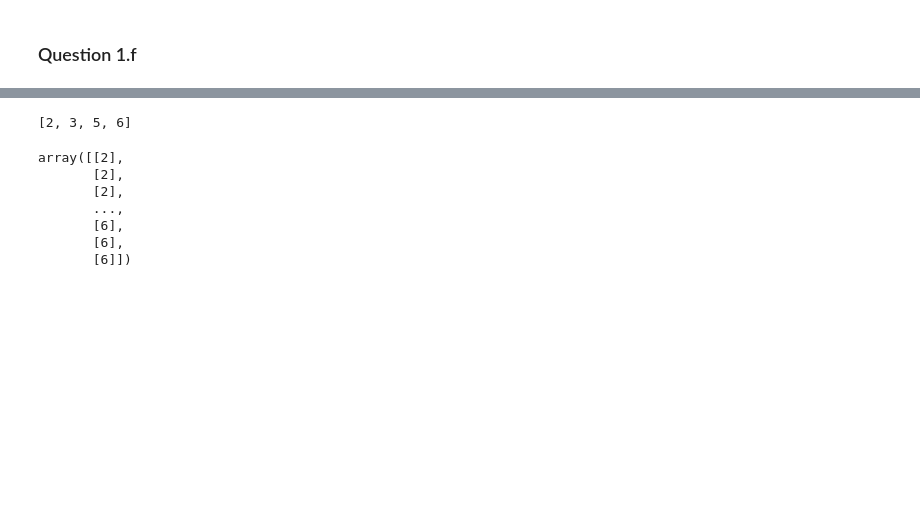
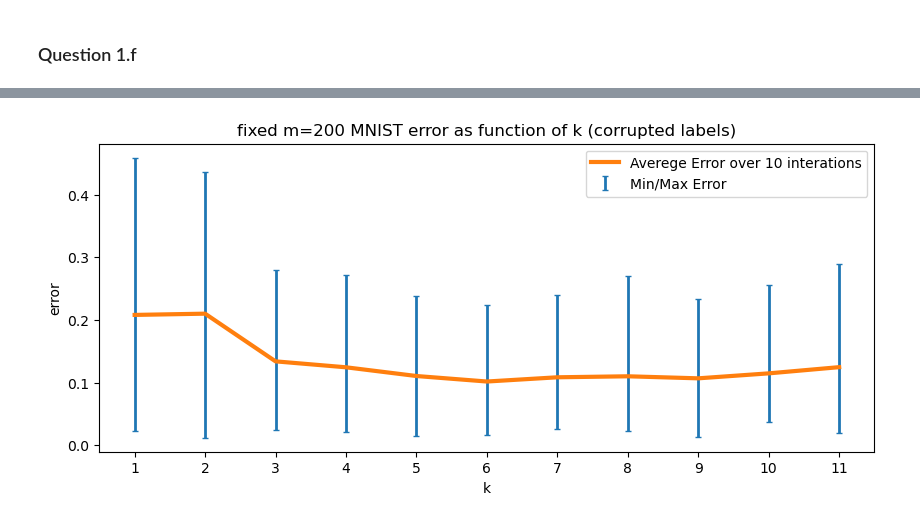
Before and after one commit to TzviGreenfeld/BGU-CS, a Jupyter notebook: ex1/plot.ipynb, the cells around one changed output, grey strips where cells are left out. Drawn from its saved outputs; the diff is of its cells as text; code cells hidden in the pictures; blank space fills up the shorter version.

```diff
--- a/ex1/plot.ipynb
+++ b/ex1/plot.ipynb
@@ -67,5 +121,4 @@ plt.show()
 # %% [markdown]
 ### Question 1.e
 # %%
-ks = [i for i in range(1,12)]
 errors = [get_avg_err(200, k) for k in ks]
@@ -90,5 +141,4 @@ plt.show()
 # %% [markdown]
 ### Question 1.f
 # %%
-ks = [i for i in range(1,12)]
-errors = [get_avg_err(200, k, corrupt=True) for k in ks]
+corrupt_errors = [get_avg_err(200, k, corrupt=True) for k in ks]
@@ -134,11 +157,4 @@ test_lables = np.concatenate([np.full(data[f"test{val}"].shape[0], val) for val
-# %%
-corrupt_data(test_lables)
-# %% [output]
-[2, 3, 5, 6]
-array([[2],
-       [2],
-       [2],
-       ...,
-       [6],
-       [6],
-       [6]])
+# %%
+plot_fixed_m_200(corrupt=True, err=corrupt_errors)
+# %% [output]
+[figure, added]
```
Also changed, not shown: parts of 12 cells of this notebook, 5 other files.
